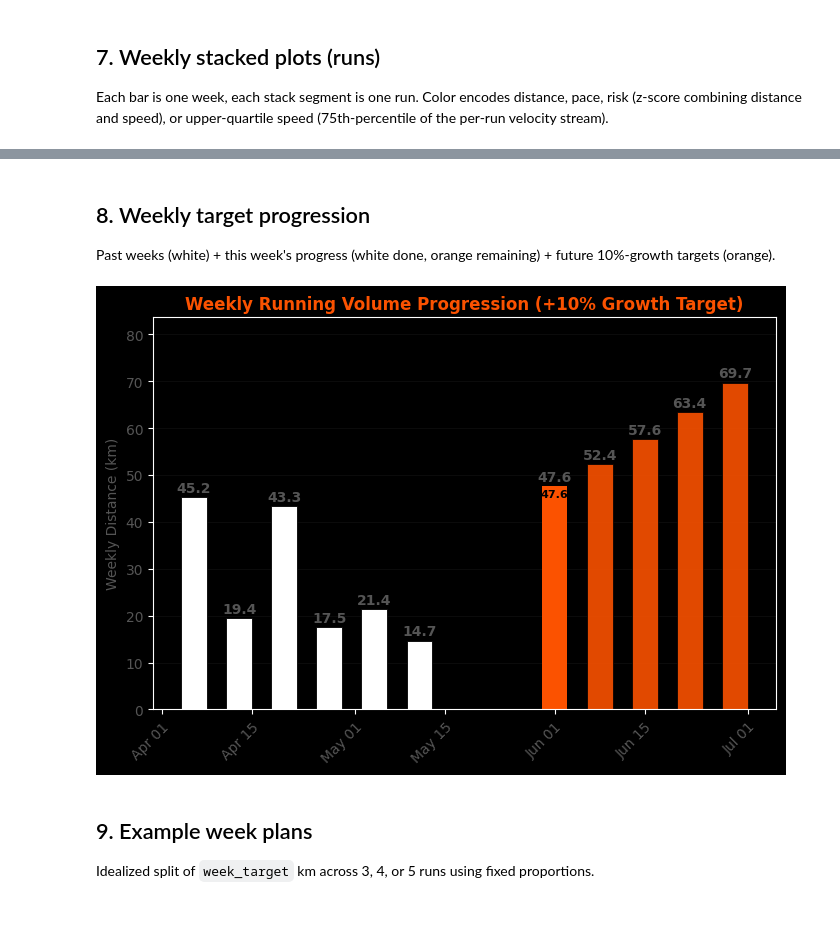
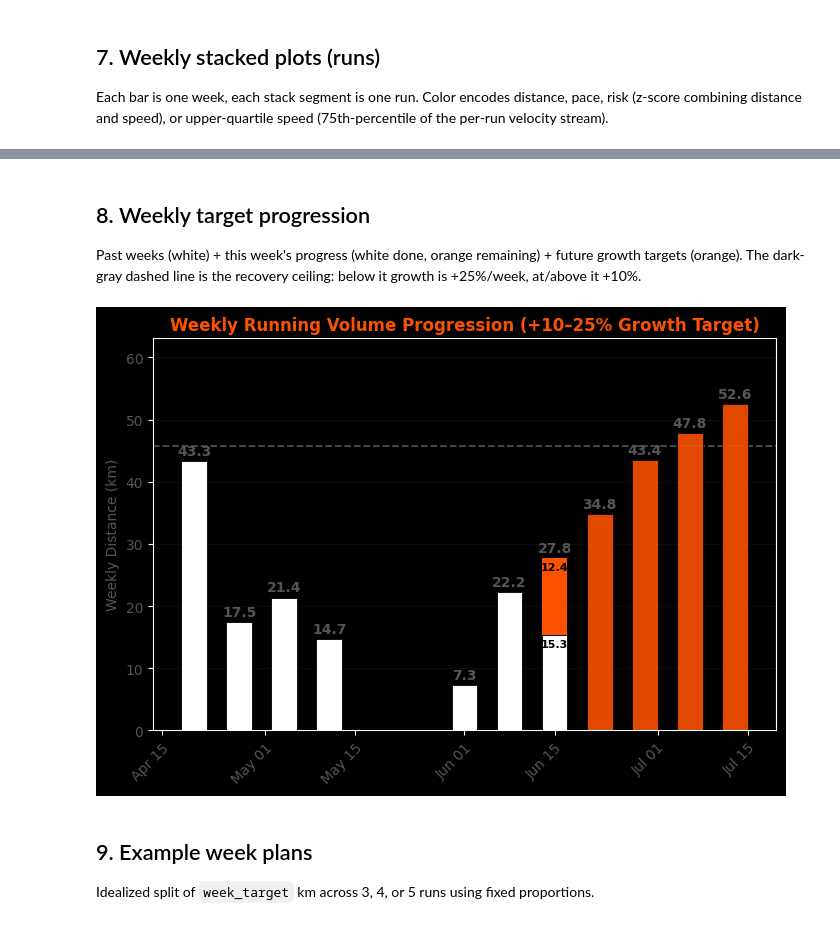
Before and after one commit to JoeySpronck/strava_data, a Jupyter notebook: playground.ipynb, the cells around one changed output, grey strips where cells are left out. Drawn from its saved outputs; the diff is of its cells as text; code cells hidden in the pictures.

```diff
--- a/playground.ipynb
+++ b/playground.ipynb
@@ -145,8 +150,15 @@ completed_weeks = df_runs_weekly.loc[df_runs_weekly.index < this_week]
 recent_completed = completed_weeks.iloc[-4:]
 base_completed = recent_completed['total_volume'].max() if len(recent_completed) > 0 else 0
 
+# Recovery ceiling: highest mean of any 3 consecutive recorded weeks over the last
+# half year (~26 weeks) = a previously sustained volume. Build-up grows at +25%/week
+# while staying under it; once a +25% step would reach it, growth reverts to +10%.
+half_year = completed_weeks.iloc[-26:]
+recovery_ceiling = half_year['total_volume'].rolling(3).mean().max()
+recovery_ceiling = None if pd.isna(recovery_ceiling) else float(recovery_ceiling)
+
 this_week_volume = df_runs_weekly.loc[this_week, 'total_volume']
-this_week_target = base_completed * 1.1
+this_week_target = vis.grow_target(base_completed, recovery_ceiling)
 target_reached = this_week_volume >= this_week_target
 
 # Effective target for plotting / planning
@@ -155,12 +167,13 @@ week_target = round(float(week_target), 1)
 week_ran = round(float(this_week_volume), 1)
 
 if week_ran > week_target:
-    week_target = round(week_ran * 1.1, 1)
+    week_target = round(vis.grow_target(week_ran, recovery_ceiling), 1)
     target_next_week = True
 else:
     target_next_week = False
 
 print(f'base (max of last 4 completed weeks): {base_completed:.1f} km')
+print(f'recovery ceiling (max 3-wk mean, 26w): {recovery_ceiling if recovery_ceiling is None else round(recovery_ceiling, 1)} km')
 print(f'this week ran / target:              {week_ran:.1f} / {this_week_target:.1f} km  (reached={target_reached})')
 print(f'effective week_target:               {week_target:.1f} km')
 print(f'plan next week instead?              {target_next_week}')
@@ -233,20 +226,21 @@ Fetching velocity streams for 111 runs...
 # %% [markdown]
 ## 8. Weekly target progression
-Past weeks (white) + this week's progress (white done, orange remaining) + future 10%-growth targets (orange).
+Past weeks (white) + this week's progress (white done, orange remaining) + future growth targets (orange). The dark-gray dashed line is the recovery ceiling: below it growth is +25%/week, at/above it +10%.
 # %%
 vis.plot_weekly_distance_targets(
     df_runs_weekly,
     week_target=week_target,
     this_week=this_week,
     this_week_target=this_week_target,
     this_week_volume=this_week_volume,
     target_reached=target_reached,
+    recovery_ceiling=recovery_ceiling,
     additional_weeks=4,
     last_weeks=7,
     save_name='weekly_distance_targets.png',
 )
 # %% [output]
-[figure, old version]
+[figure, new version]
 # %% [markdown]
 ## 9. Example week plans
 Idealized split of `week_target` km across 3, 4, or 5 runs using fixed proportions.
```
Also changed, not shown: parts of 17 cells of this notebook, 23 other files.
